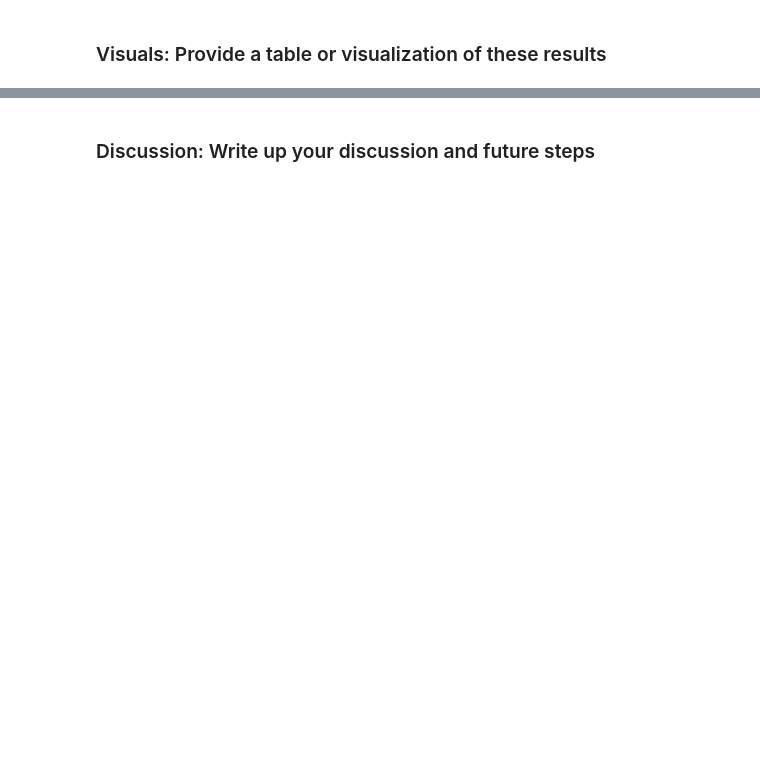
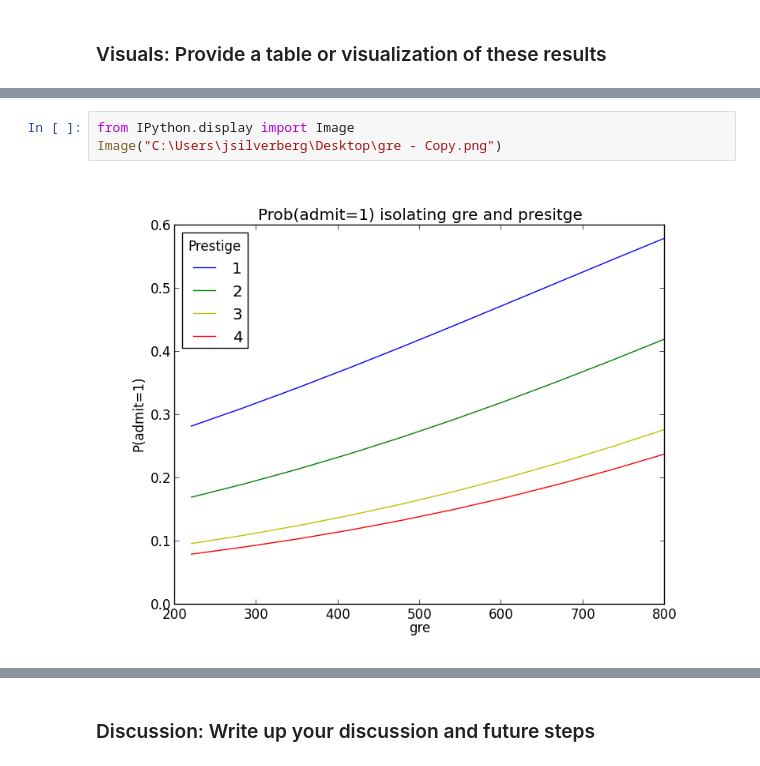
Before and after one commit to amenos/ds-sf-29, a Jupyter notebook: projects/unit-projects/project-4/starter-code/Joel Project 4 .ipynb, the cells around one changed output, grey strips where cells are left out. Saved outputs shown, nothing was run; the diff lists cells and outputs as text; blank space fills up the shorter version.

```diff
--- a/projects/unit-projects/project-4/starter-code/Joel Project 4 .ipynb
+++ b/projects/unit-projects/project-4/starter-code/Joel Project 4 .ipynb
@@ -74,0 +82,5 @@ Answer:
+# %%
+from IPython.display import Image
+Image("C:\Users\jsilverberg\Desktop\gre - Copy.png")
+# %% [output]
+[figure, added]
```
Also changed, not shown: parts of 10 cells of this notebook, 6 other files.
